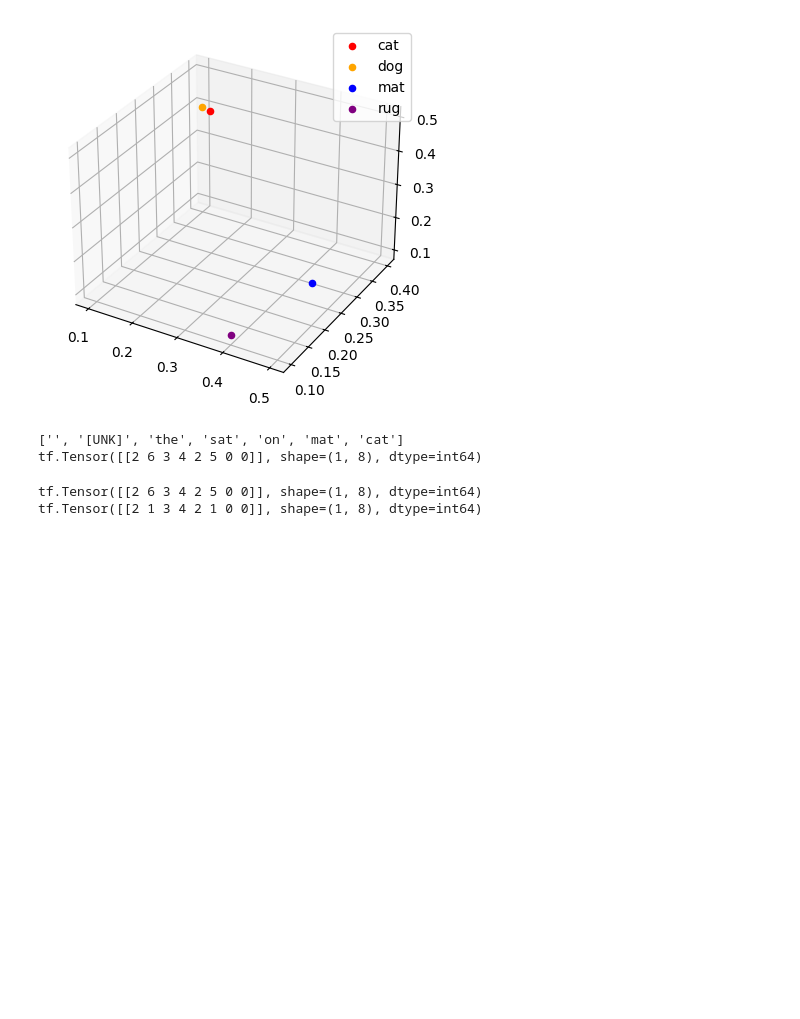
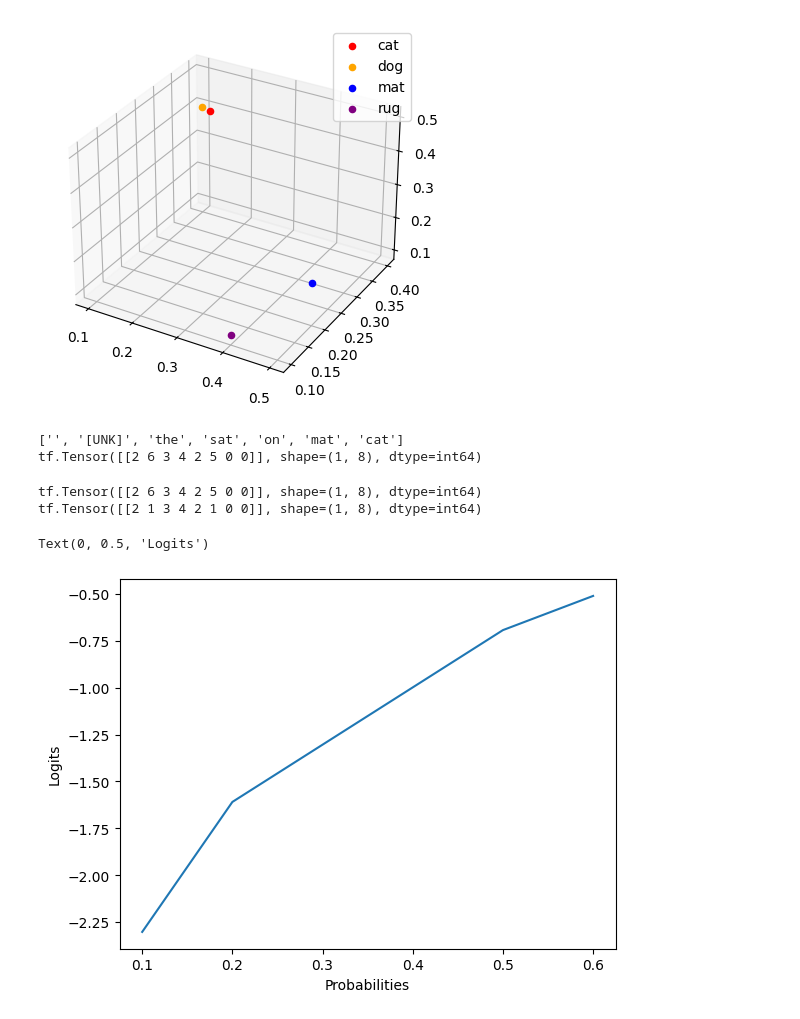
Before and after one commit to MRU-COMP4630/w24, a Jupyter notebook: week9/figs/nlp_figs.ipynb, the cells around one changed output. Drawn from its saved outputs; the diff is of its cells as text; code cells hidden in the pictures; blank space fills up the shorter version.

```diff
--- a/week9/figs/nlp_figs.ipynb
+++ b/week9/figs/nlp_figs.ipynb
@@ -53,3 +53,15 @@ print(vec_layer([new_sentence]))
 # %% [output]
 tf.Tensor([[2 6 3 4 2 5 0 0]], shape=(1, 8), dtype=int64)
 tf.Tensor([[2 1 3 4 2 1 0 0]], shape=(1, 8), dtype=int64)
+# %%
+import numpy as np
+import matplotlib.pyplot as plt
+# 3 classes
+probabilities = [0.1, 0.2, 0.5, 0.6]
+logits = np.log(probabilities)
+plt.plot(probabilities, logits)
+plt.xlabel('Probabilities')
+plt.ylabel('Logits')
+# %% [output]
+Text(0, 0.5, 'Logits')
+[figure, added]
```
Also changed, not shown: parts of 1 cell of this notebook, 10 other files.
